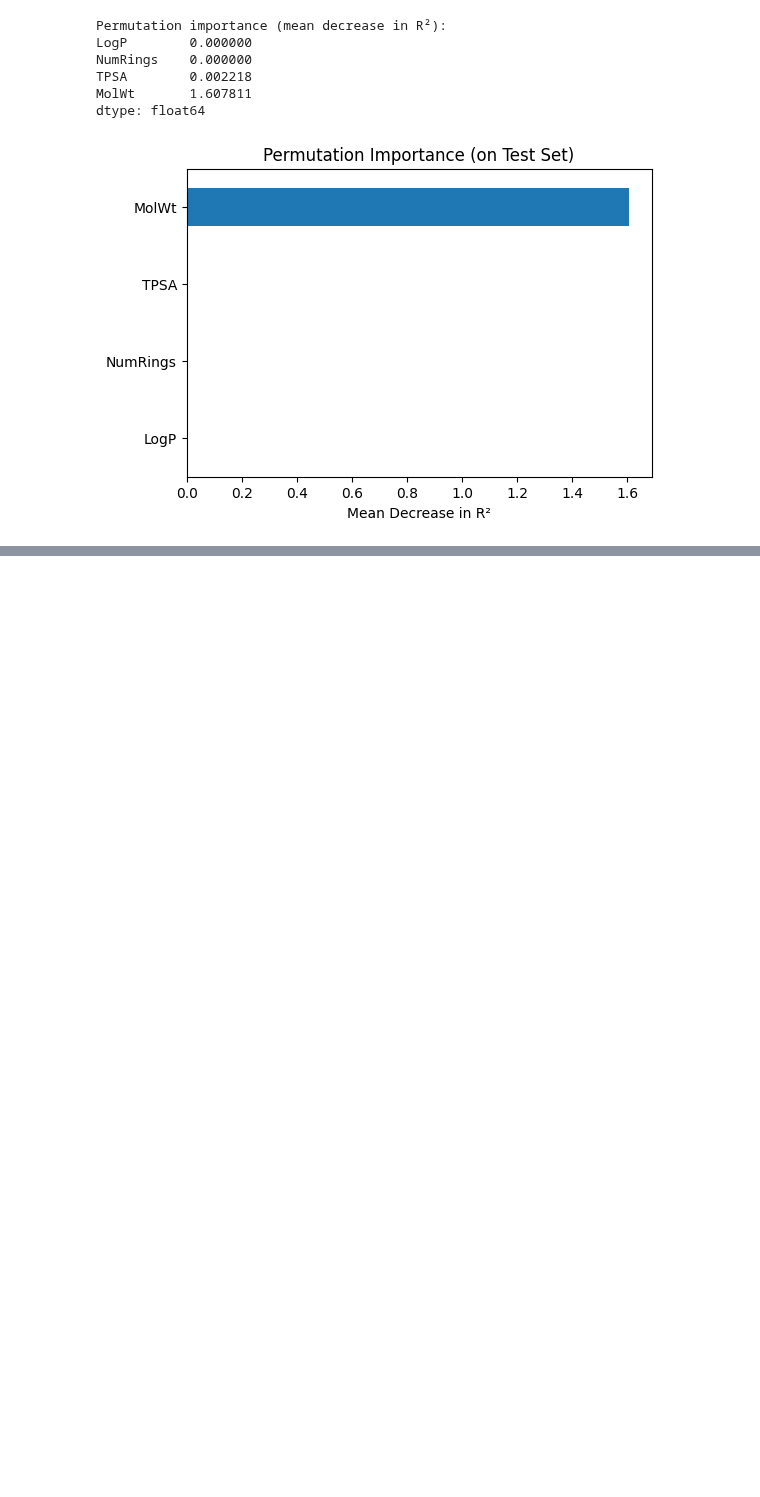
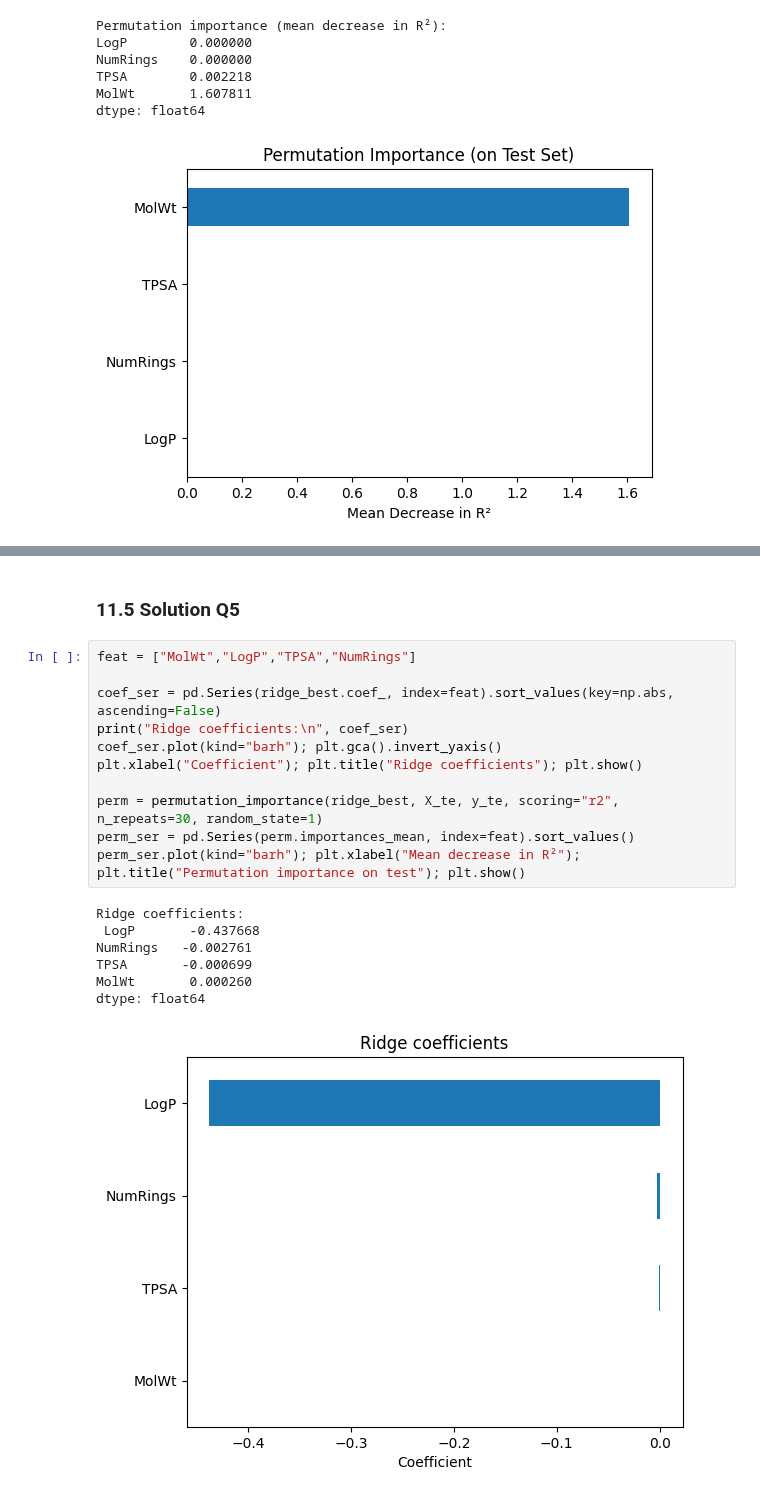
Before and after one commit to zzhenglab/ai4chem, a Jupyter notebook: book/_build/jupyter_execute/lecture-06.ipynb, the cells around one changed output, grey strips where cells are left out. Cells and saved outputs as stored; diff of their text form; blank space fills up the shorter version.

```diff
--- a/book/_build/jupyter_execute/lecture-06.ipynb
+++ b/book/_build/jupyter_execute/lecture-06.ipynb
@@ -756,0 +835,21 @@ Use the trained Ridge to predict log‑solubility for:
+# %% [markdown]
+### 11.5 Solution Q5
+# %%
+feat = ["MolWt","LogP","TPSA","NumRings"]
+
+coef_ser = pd.Series(ridge_best.coef_, index=feat).sort_values(key=np.abs, ascending=False)
+print("Ridge coefficients:\n", coef_ser)
+coef_ser.plot(kind="barh"); plt.gca().invert_yaxis()
+plt.xlabel("Coefficient"); plt.title("Ridge coefficients"); plt.show()
+
+perm = permutation_importance(ridge_best, X_te, y_te, scoring="r2", n_repeats=30, random_state=1)
+perm_ser = pd.Series(perm.importances_mean, index=feat).sort_values()
+perm_ser.plot(kind="barh"); plt.xlabel("Mean decrease in R²"); plt.title("Permutation importance on test"); plt.show()
+# %% [output]
+Ridge coefficients:
+ LogP       -0.437668
+NumRings   -0.002761
+TPSA       -0.000699
+MolWt       0.000260
+dtype: float64
+[figure, added]
```
Also changed, not shown: parts of 10 cells of this notebook, 26 other files.
